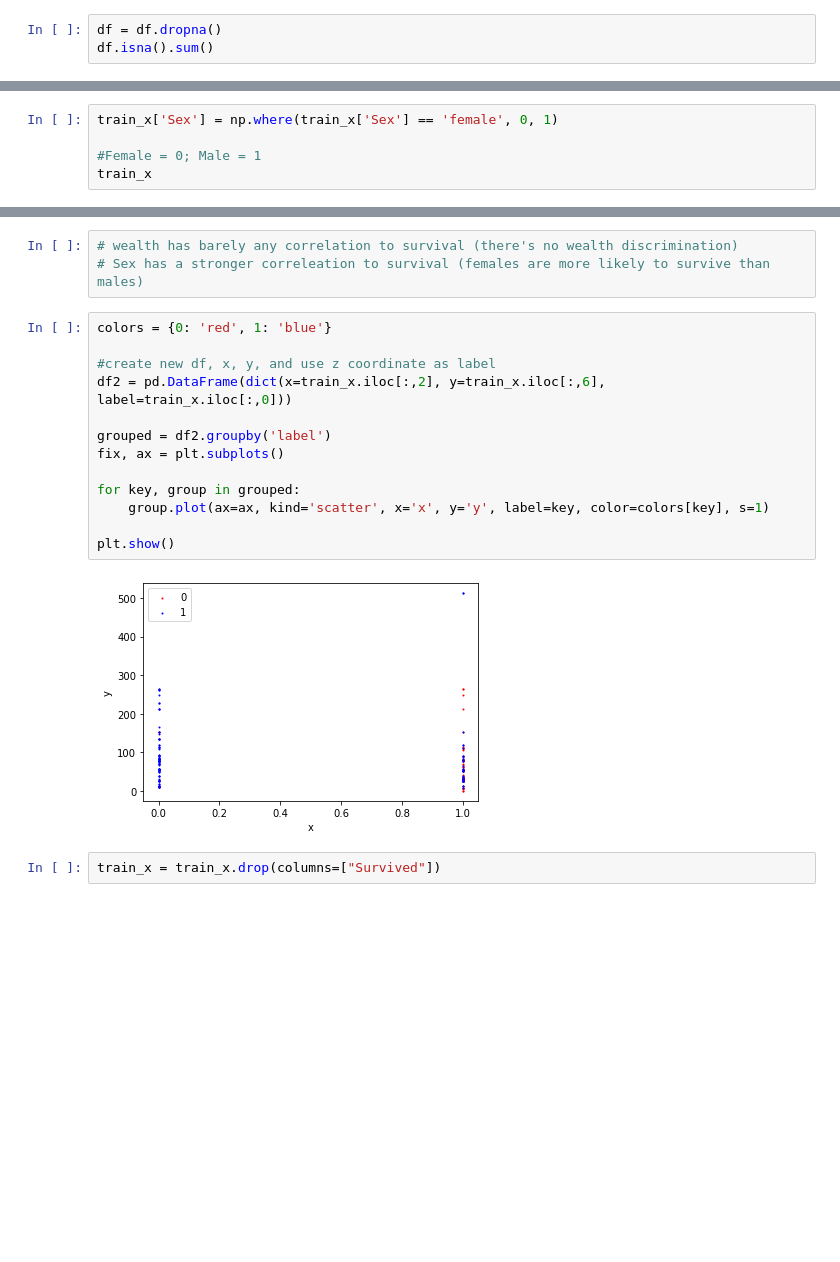
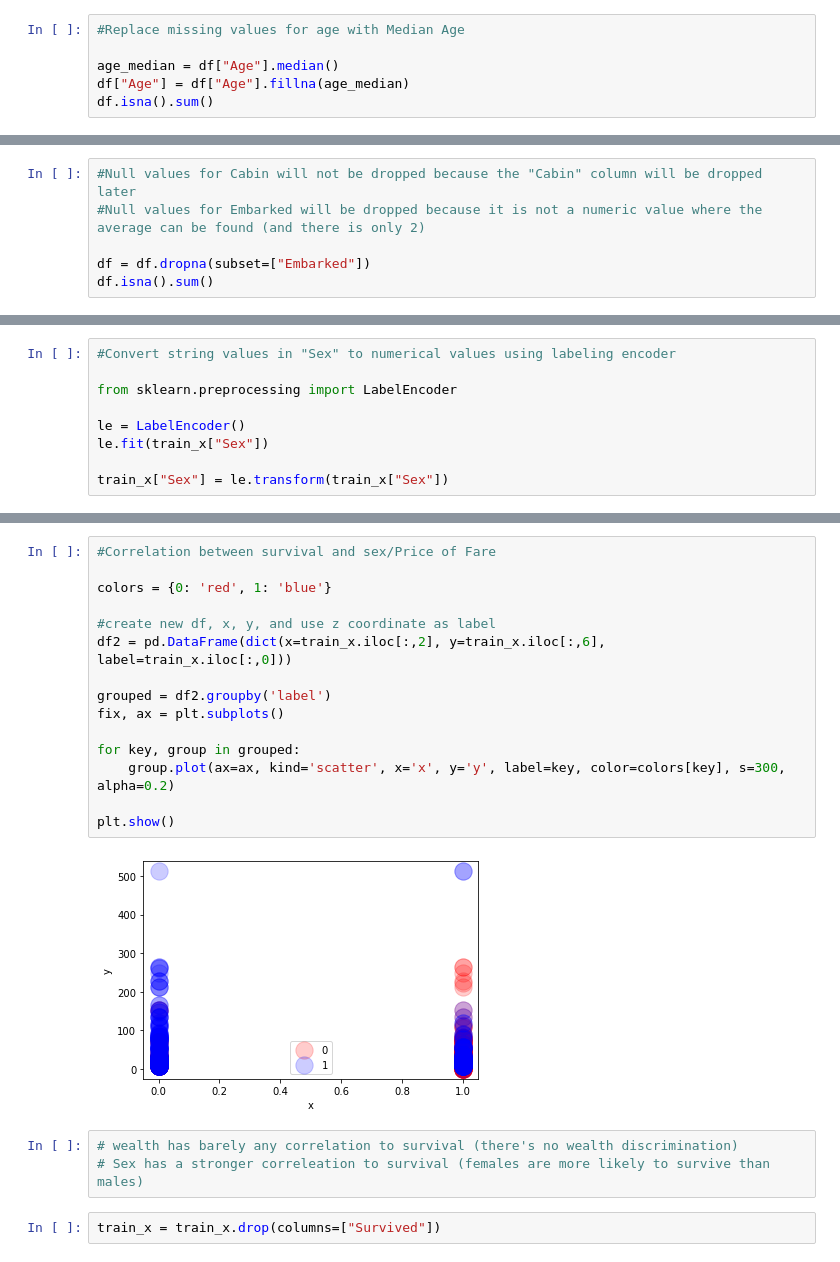
Before and after one commit to sarahhling/CS486-Machine-Learning, a Jupyter notebook: kNN/Assignment 2 - kNN.ipynb, the cells around one changed output, grey strips where cells are left out. Cells and saved outputs as stored; diff of their text form; blank space fills up the shorter version.

```diff
--- a/kNN/Assignment 2 - kNN.ipynb
+++ b/kNN/Assignment 2 - kNN.ipynb
@@ -51,6 +58,9 @@ Cabin          687
 Embarked         2
 dtype: int64
 # %%
-df = df.dropna()
+#Replace missing values for age with Median Age
+
+age_median = df["Age"].median()
+df["Age"] = df["Age"].fillna(age_median)
 df.isna().sum()
 # %% [output]
@@ -71,0 +80,6 @@ train_y = df.iloc[:,1]
+# %%
+#Null values for Cabin will not be dropped because the "Cabin" column will be dropped later
+#Null values for Embarked will be dropped because it is not a numeric value where the average can be found (and there is only 2)
+
+df = df.dropna(subset=["Embarked"])
+df.isna().sum()
@@ -102,5 +135,9 @@ array(['C', 'S', 'Q'], dtype=object)
 # %%
-train_x['Sex'] = np.where(train_x['Sex'] == 'female', 0, 1)
+#Convert string values in "Sex" to numerical values using labeling encoder
 
-#Female = 0; Male = 1
-train_x
+from sklearn.preprocessing import LabelEncoder
+
+le = LabelEncoder()
+le.fit(train_x["Sex"])
+
+train_x["Sex"] = le.transform(train_x["Sex"])
@@ -165,21 +189,23 @@ corr
-# %%
-# wealth has barely any correlation to survival (there's no wealth discrimination)
-# Sex has a stronger correleation to survival (females are more likely to survive than males)
 # %%
+#Correlation between survival and sex/Price of Fare
+
 colors = {0: 'red', 1: 'blue'}
 
 #create new df, x, y, and use z coordinate as label
 df2 = pd.DataFrame(dict(x=train_x.iloc[:,2], y=train_x.iloc[:,6], label=train_x.iloc[:,0]))
 
 grouped = df2.groupby('label')
 fix, ax = plt.subplots()
 
 for key, group in grouped:
-    group.plot(ax=ax, kind='scatter', x='x', y='y', label=key, color=colors[key], s=1)
+    group.plot(ax=ax, kind='scatter', x='x', y='y', label=key, color=colors[key], s=300, alpha=0.2)
 
 plt.show()
 # %% [output]
-[figure, old version]
+[figure, new version]
+# %%
+# wealth has barely any correlation to survival (there's no wealth discrimination)
+# Sex has a stronger correleation to survival (females are more likely to survive than males)
 # %%
 train_x = train_x.drop(columns=["Survived"])
 # %%
```
Also changed, not shown: parts of 28 cells of this notebook, 1 other file.
